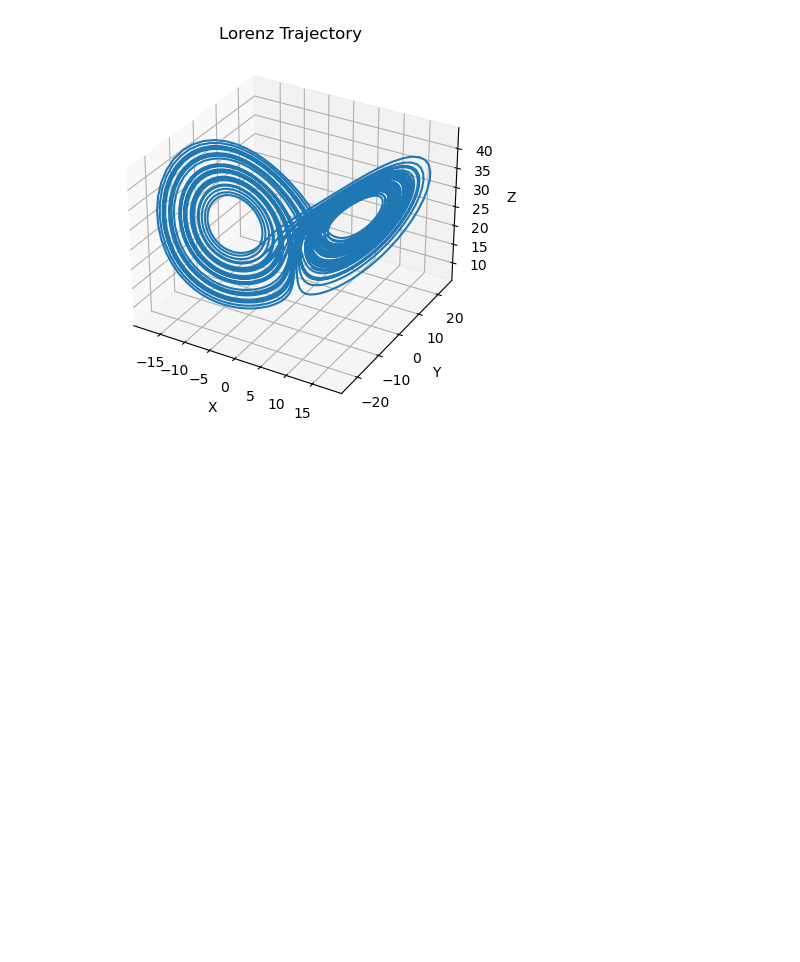
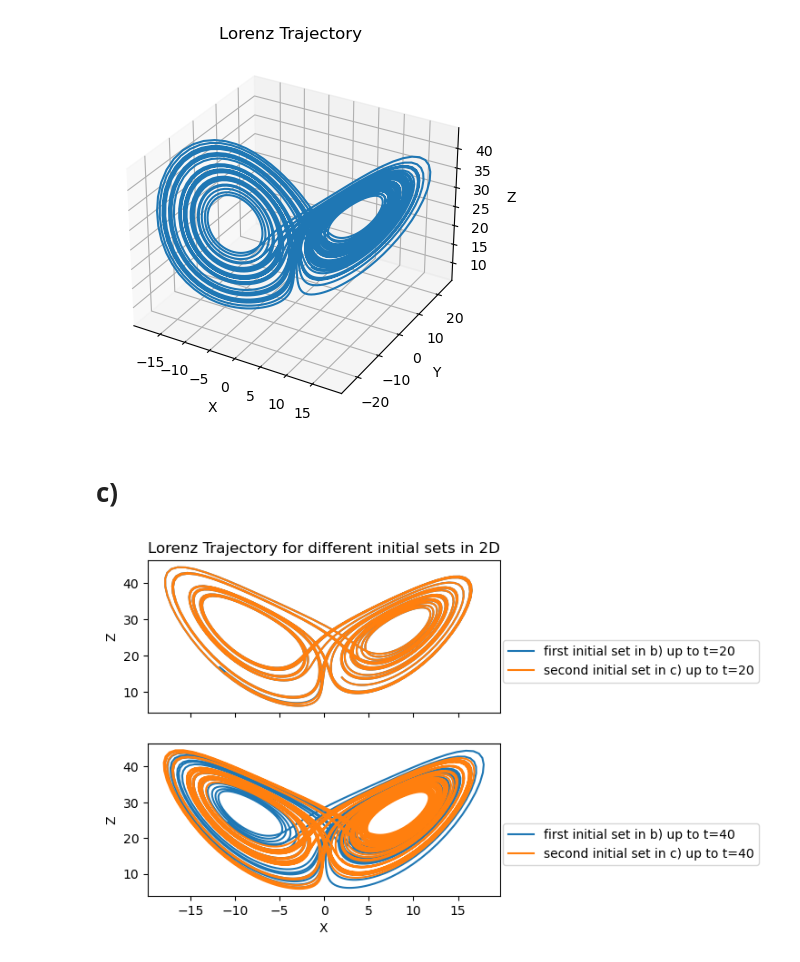
Before and after one commit to FSchierok/compPhys, a Jupyter notebook: Lorenz.ipynb, the cells around one changed output. Cells and saved outputs as stored; diff of their text form; code cells hidden in the pictures; blank space fills up the shorter version.

```diff
--- a/Lorenz.ipynb
+++ b/Lorenz.ipynb
@@ -128,3 +135,47 @@ ax.set_title('Lorenz Trajectory')
 plt.show()
 # %% [output]
 [figure]
+# %% [markdown]
+# c)
+# %%
+initial_state_c=[2.0,3.0,14.0+1e-9]
+t_start=0.0
+t_end_c=20.0
+h=0.01
+atol=1e-6
+rtol=1e-6
+# %%
+#here initial state from b)
+rk45_integrator = RK45Integration(derivatives=Lorenz_derivatives,y0=initial_state,x0=t_start,x1=t_end_c,h0=h,atol=atol,rtol=rtol)
+rk45_integrator.step()
+x_trajectory, y_trajectory,yerr = rk45_integrator.getTrajectory()
+
+#here initial state from c)
+rk45_integrator_c1 = RK45Integration(derivatives=Lorenz_derivatives,y0=initial_state_c,x0=t_start,x1=t_end_c,h0=h,atol=atol,rtol=rtol)
+rk45_integrator_c1.step()
+x_trajectory_c1, y_trajectory_c1,yerr_c1 = rk45_integrator_c1.getTrajectory()
+fig,ax=plt.subplots(2,1,figsize=(5,4.8),sharex=True)
+ax[0].plot(y_trajectory[0],y_trajectory[2],label='first initial set in b) up to t=20')
+ax[0].plot(y_trajectory_c1[0],y_trajectory_c1[2],label='second initial set in c) up to t=20')
+
+t_end_c2=40.0
+#here initial state from b)
+rk45_integrator = RK45Integration(derivatives=Lorenz_derivatives,y0=initial_state,x0=t_start,x1=t_end_c2,h0=h,atol=atol,rtol=rtol)
+rk45_integrator.step()
+x_trajectory, y_trajectory,yerr = rk45_integrator.getTrajectory()
+
+#here initial state from c)
+rk45_integrator_c2 = RK45Integration(derivatives=Lorenz_derivatives,y0=initial_state_c,x0=t_start,x1=t_end_c2,h0=h,atol=atol,rtol=rtol)
+rk45_integrator_c2.step()
+x_trajectory_c2, y_trajectory_c2,yerr_c2 = rk45_integrator_c2.getTrajectory()
+ax[1].plot(y_trajectory[0],y_trajectory[2],label='first initial set in b) up to t=40')
+ax[1].plot(y_trajectory_c2[0],y_trajectory_c2[2],label='second initial set in c) up to t=40')
+ax[1].set_xlabel('X')
+ax[0].set_ylabel('Z')
+ax[1].set_ylabel('Z')
+ax[0].legend(loc=(1.01,0.2))
+ax[1].legend(loc=(1.01,0.2))
+ax[0].set_title('Lorenz Trajectory for different initial sets in 2D')
+plt.show()
+# %% [output]
+[figure, added]
```
Also changed, not shown: parts of 6 cells of this notebook.
